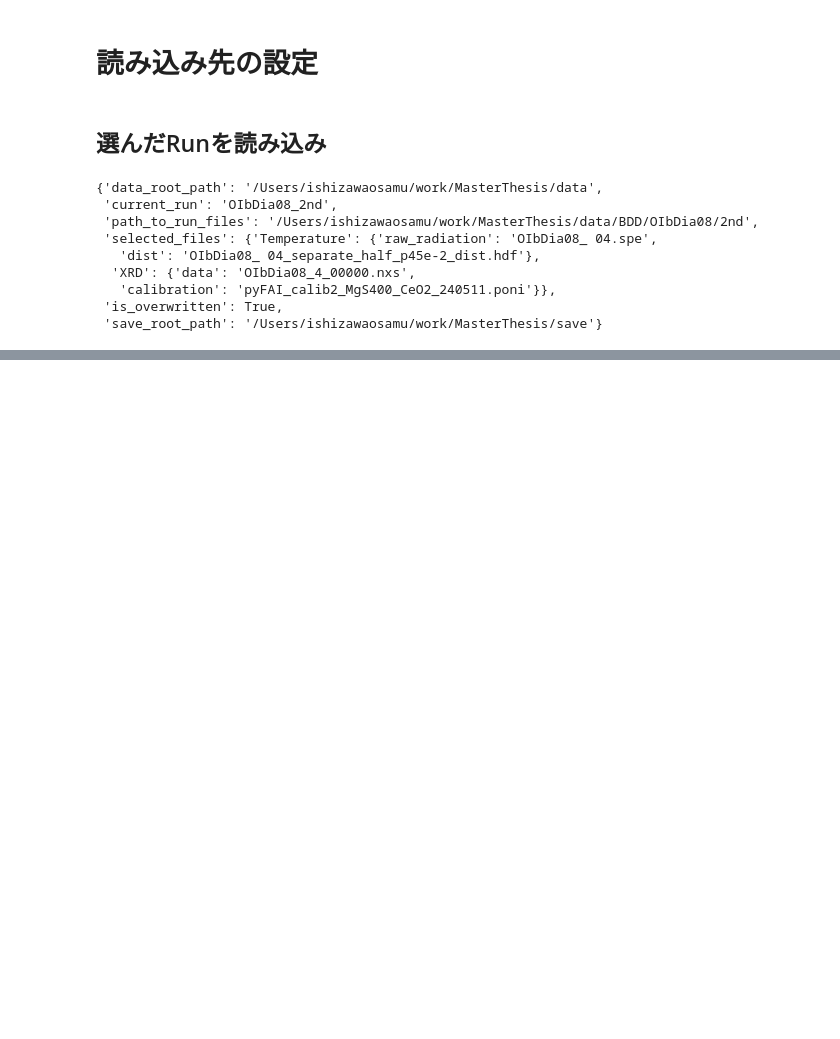
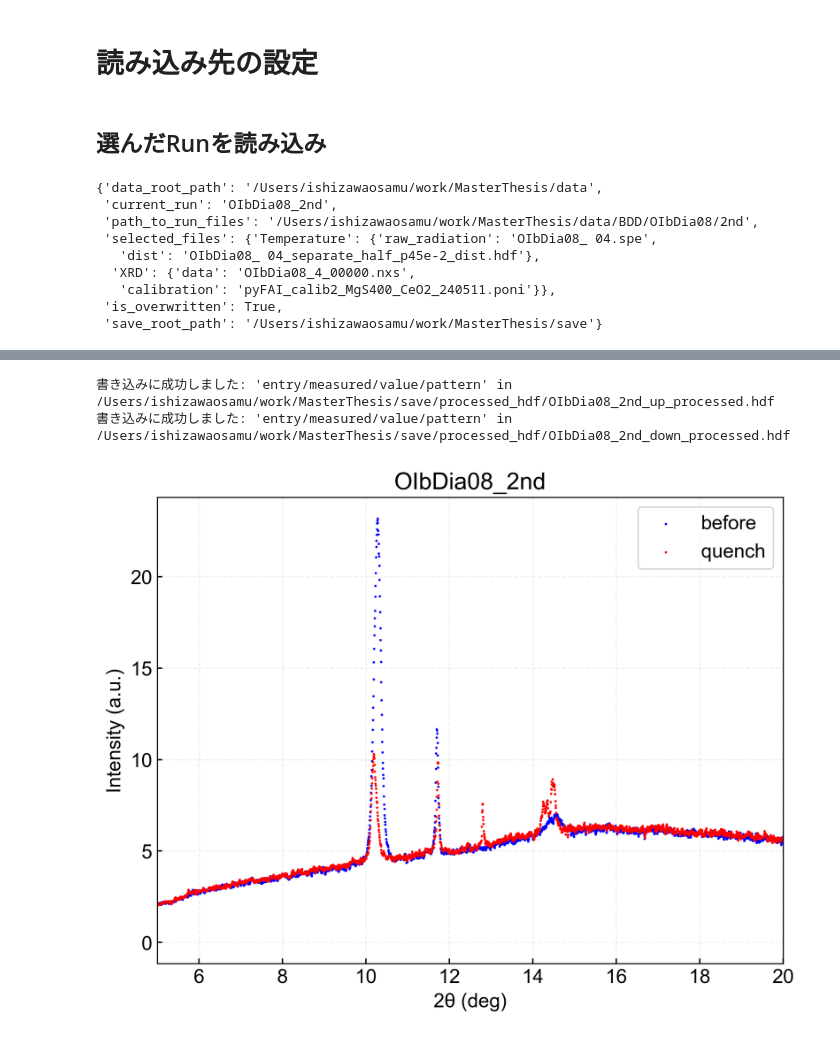
Before and after one commit to ishizawa2468/LAMBDA-Melting, a Jupyter notebook: notebooks/each-run/XRD/aggregate_pattern_to_hdf.ipynb, the cells around one changed output, grey strips where cells are left out. Drawn from its saved outputs; the diff is of its cells as text; code cells hidden in the pictures; blank space fills up the shorter version.

```diff
--- a/notebooks/each-run/XRD/aggregate_pattern_to_hdf.ipynb
+++ b/notebooks/each-run/XRD/aggregate_pattern_to_hdf.ipynb
@@ -73,0 +245,21 @@ selected_run_setting
+# %%
+for saved_hdf in [up_saved_hdf, down_saved_hdf]:
+    saved_hdf.write(data_path='entry/measured/value/pattern', data=pattern, overwrite=is_overwritten)
+# %% [output]
+書き込みに成功しました: 'entry/measured/value/pattern' in /Users/ishizawaosamu/work/MasterThesis/save/processed_hdf/OIbDia08_2nd_up_processed.hdf
+書き込みに成功しました: 'entry/measured/value/pattern' in /Users/ishizawaosamu/work/MasterThesis/save/processed_hdf/OIbDia08_2nd_down_processed.hdf
+# %%
+# plotも確認
+plt.scatter(tth, pattern[1], color='blue', s=0.5, label='before')
+plt.scatter(tth, pattern[-1], color='red', s=0.5, label='quench')
+plt.xlabel('2θ (deg)')
+plt.ylabel('Intensity (a.u.)')
+plt.title(selected_run_setting['current_run'])
+plt.grid(alpha=0.2, linestyle='--')
+plt.legend()
+plt.xlim(5, 20)
+plt.savefig(os.path.join(selected_run_setting['save_root_path'], 'fig', 'xrd_1d_before_after', selected_run_setting['current_run']+'.png'))
+plt.show()
+plt.close()
+# %% [output]
+[figure, added]
```
Also changed, not shown: parts of 19 cells of this notebook, 4 other files.
